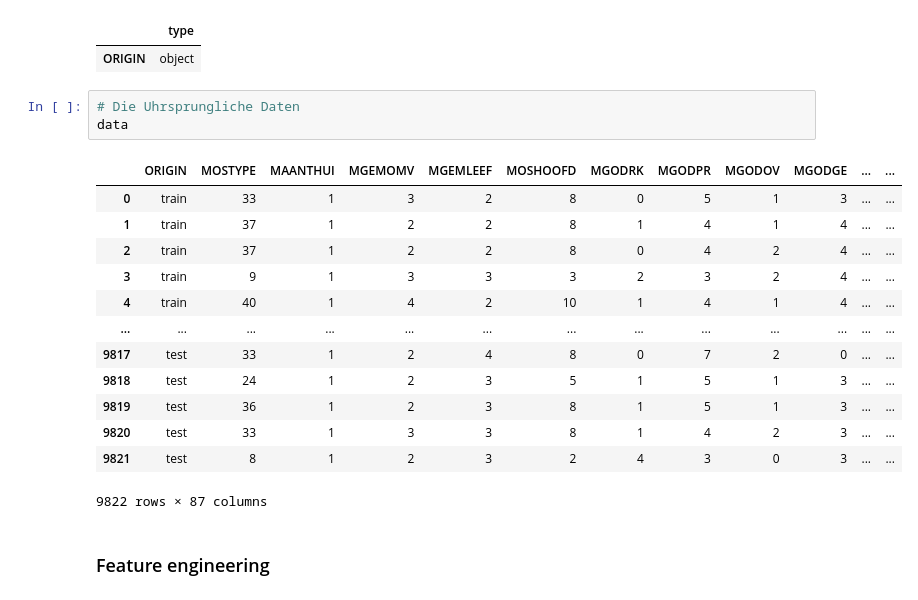
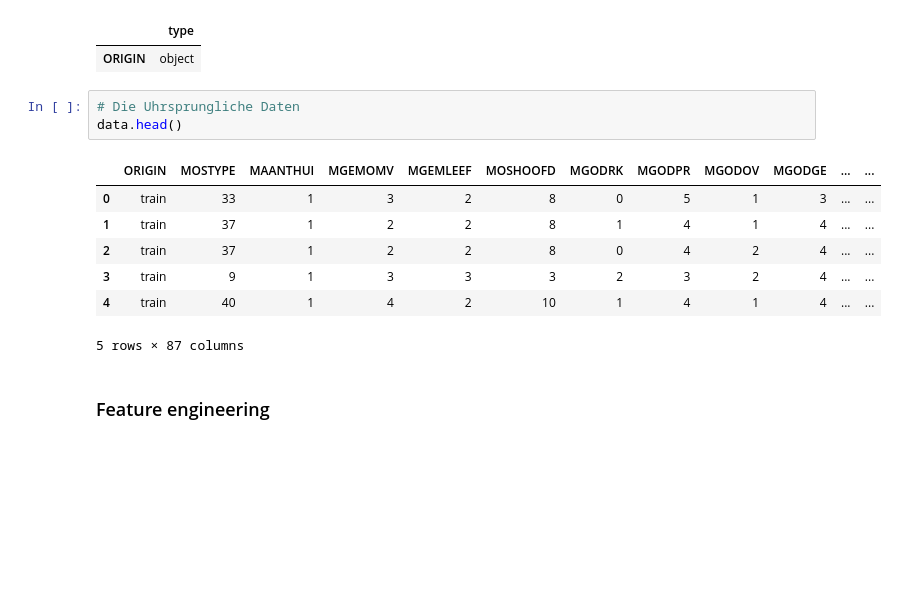
Before and after one commit to vburlay/anw_feld_ba, a Jupyter notebook: Wohnwagen_Versicherung.ipynb, the cells around one changed output. Saved outputs shown, nothing was run; the diff lists cells and outputs as text; blank space fills up the shorter version.

```diff
--- a/Wohnwagen_Versicherung.ipynb
+++ b/Wohnwagen_Versicherung.ipynb
@@ -49,21 +62,15 @@ typ[typ['type'] != 'int64']
 | ORIGIN | object |
 # %%
 # Die Uhrsprungliche Daten
-data
+data.head()
 # %% [output]
 |  | ORIGIN | MOSTYPE | MAANTHUI | MGEMOMV | MGEMLEEF | MOSHOOFD | MGODRK | MGODPR | MGODOV | MGODGE | ... | ... |
 | 0 | train | 33 | 1 | 3 | 2 | 8 | 0 | 5 | 1 | 3 | ... | ... |
 | 1 | train | 37 | 1 | 2 | 2 | 8 | 1 | 4 | 1 | 4 | ... | ... |
 | 2 | train | 37 | 1 | 2 | 2 | 8 | 0 | 4 | 2 | 4 | ... | ... |
 | 3 | train | 9 | 1 | 3 | 3 | 3 | 2 | 3 | 2 | 4 | ... | ... |
 | 4 | train | 40 | 1 | 4 | 2 | 10 | 1 | 4 | 1 | 4 | ... | ... |
-| ... | ... | ... | ... | ... | ... | ... | ... | ... | ... | ... | ... | ... |
-| 9817 | test | 33 | 1 | 2 | 4 | 8 | 0 | 7 | 2 | 0 | ... | ... |
-| 9818 | test | 24 | 1 | 2 | 3 | 5 | 1 | 5 | 1 | 3 | ... | ... |
-| 9819 | test | 36 | 1 | 2 | 3 | 8 | 1 | 5 | 1 | 3 | ... | ... |
-| 9820 | test | 33 | 1 | 3 | 3 | 8 | 1 | 4 | 2 | 3 | ... | ... |
-| 9821 | test | 8 | 1 | 2 | 3 | 2 | 4 | 3 | 0 | 3 | ... | ... |
-9822 rows × 87 columns
+5 rows × 87 columns
 # %% [markdown]
 ### Feature engineering
 # %%
```
Also changed, not shown: parts of 18 cells of this notebook.
